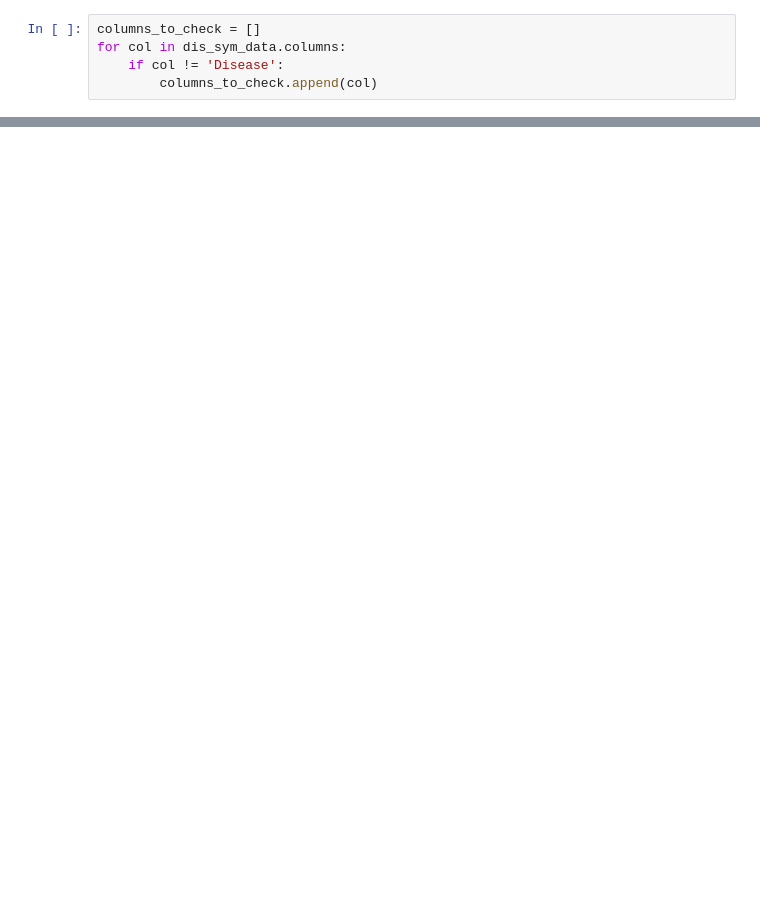
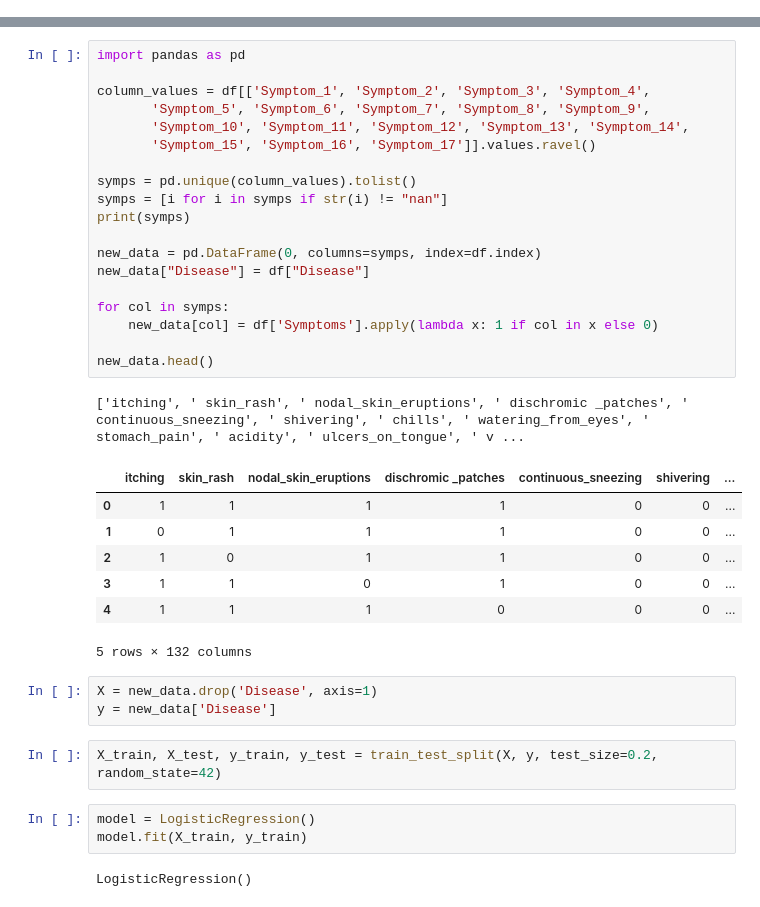
Before and after one commit to wael-slimi/Disease_detector, a Jupyter notebook: Speciality_Recommedation.ipynb, the cells around one changed output, grey strips where cells are left out. Cells and saved outputs as stored; diff of their text form; blank space fills up the shorter version.

Commit message:
complete the model

```diff
--- a/Speciality_Recommedation.ipynb
+++ b/Speciality_Recommedation.ipynb
@@ -122,5 +2,0 @@ dis_sym_data.shape
-# %%
-columns_to_check = []
-for col in dis_sym_data.columns:
-    if col != 'Disease':
-        columns_to_check.append(col)
@@ -237,0 +68,38 @@ test_input()
+# %%
+import pandas as pd
+
+column_values = df[['Symptom_1', 'Symptom_2', 'Symptom_3', 'Symptom_4',
+       'Symptom_5', 'Symptom_6', 'Symptom_7', 'Symptom_8', 'Symptom_9',
+       'Symptom_10', 'Symptom_11', 'Symptom_12', 'Symptom_13', 'Symptom_14',
+       'Symptom_15', 'Symptom_16', 'Symptom_17']].values.ravel()
+
+symps = pd.unique(column_values).tolist()
+symps = [i for i in symps if str(i) != "nan"]
+print(symps)
+
+new_data = pd.DataFrame(0, columns=symps, index=df.index)
+new_data["Disease"] = df["Disease"]
+
+for col in symps:
+    new_data[col] = df['Symptoms'].apply(lambda x: 1 if col in x else 0)
+
+new_data.head()
+# %% [output]
+['itching', ' skin_rash', ' nodal_skin_eruptions', ' dischromic _patches', ' continuous_sneezing', ' shivering', ' chills', ' watering_from_eyes', ' stomach_pain', ' acidity', ' ulcers_on_tongue', ' v ...
+|  | itching | skin_rash | nodal_skin_eruptions | dischromic _patches | continuous_sneezing | shivering | ... |
+| 0 | 1 | 1 | 1 | 1 | 0 | 0 | ... |
+| 1 | 0 | 1 | 1 | 1 | 0 | 0 | ... |
+| 2 | 1 | 0 | 1 | 1 | 0 | 0 | ... |
+| 3 | 1 | 1 | 0 | 1 | 0 | 0 | ... |
+| 4 | 1 | 1 | 1 | 0 | 0 | 0 | ... |
+5 rows × 132 columns
+# %%
+X = new_data.drop('Disease', axis=1)
+y = new_data['Disease']
+# %%
+X_train, X_test, y_train, y_test = train_test_split(X, y, test_size=0.2, random_state=42)
+# %%
+model = LogisticRegression()
+model.fit(X_train, y_train)
+# %% [output]
+LogisticRegression()
```
Also changed, not shown: parts of 44 cells of this notebook, 7 other files.
